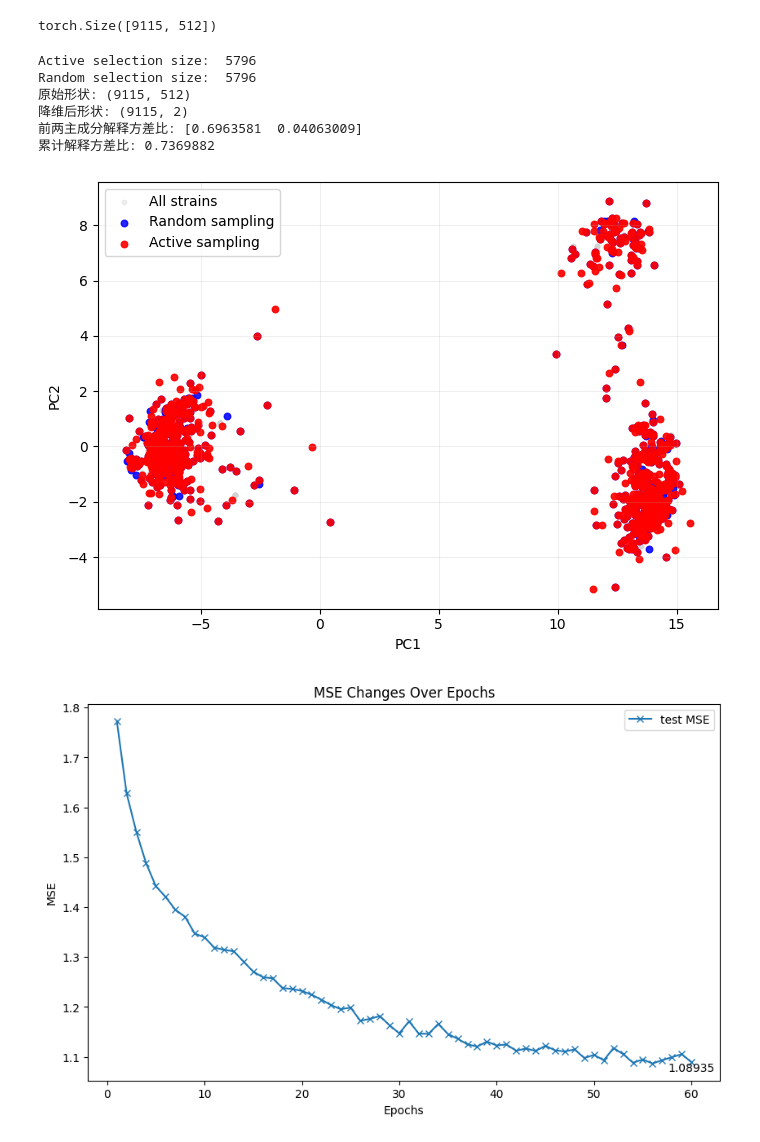
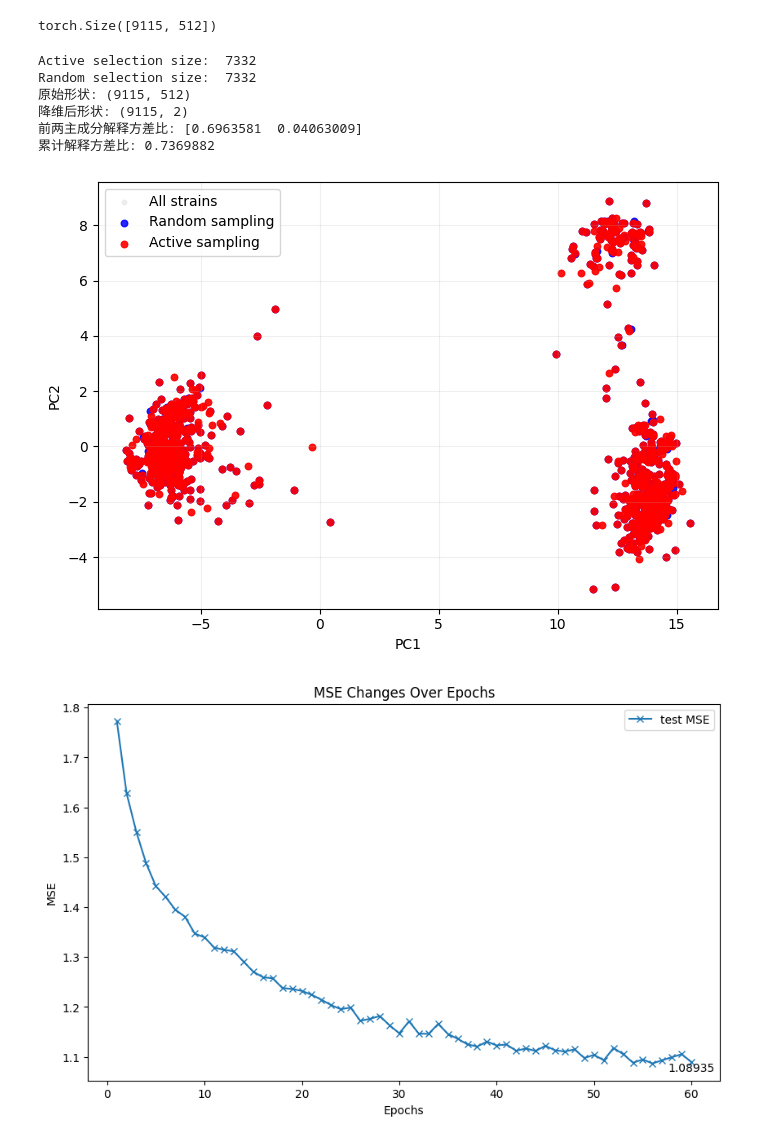
Before and after one commit to Chengxugorilla/fluProfiler, a Jupyter notebook: experiments/active_learning/Active_learning.ipynb, the cells around one changed output. Saved outputs shown, nothing was run; the diff lists cells and outputs as text; code cells hidden in the pictures.

```diff
--- a/experiments/active_learning/Active_learning.ipynb
+++ b/experiments/active_learning/Active_learning.ipynb
@@ -611,8 +611,8 @@ virus_tensor.shape
 # %% [output]
 torch.Size([9115, 512])
 # %%
-# for sample_virus_size in [50, 100, 150, 200, 250, 300, 400, 500, 600, 700, 800, 1000, 1222]:
-sample_virus_size = 800
+# for sample_virus_size in [30，50, 100, 150, 200, 250, 300, 400, 500, 600, 700, 800, 1000, 1222]:
+sample_virus_size = 1000
 absolute_path = '../../runs/active_learning/seasonal/'
 
 unique_virus_emb, selected_indices = np.unique(virus_tensor, axis=0, return_index=True)
@@ -669,36 +669,36 @@ if (random_idx_pos < 0).any():
     raise ValueError("random_selected_virus.index contains labels not found in virus_df.index")
 
 random_rows_in_X = np.asarray(selected_indices, dtype=int)[random_idx_pos]
 
 # 4) 可视化（普通样本灰色，active样本红色）
 plt.figure(figsize=(7, 5))
 
 # 全部样本
 plt.scatter(
     X_2d[:, 0], X_2d[:, 1],
     s=10, alpha=0.35, c="lightgray", label="All strains"
 )
 
 # active_selected_virus 对应样本
 plt.scatter(X_2d[random_rows_in_X, 0], X_2d[random_rows_in_X, 1],
             s=22, c="blue", alpha=0.85, label="Random sampling")
 plt.scatter(X_2d[active_rows_in_X, 0], X_2d[active_rows_in_X, 1],
             s=22, c="red", alpha=0.9, label="Active sampling")
 
 plt.xlabel("PC1")
 plt.ylabel("PC2")
 plt.legend()
 plt.grid(alpha=0.2)
 plt.tight_layout()
 plt.show()
 # %% [output]
-Active selection size:  5796
-Random selection size:  5796
+Active selection size:  7332
+Random selection size:  7332
 原始形状: (9115, 512)
 降维后形状: (9115, 2)
 前两主成分解释方差比: [0.6963581  0.04063009]
 累计解释方差比: 0.7369882
-[figure, old version]
+[figure, new version]
 # %%
 # for sample_virus_size in [50, 100, 150, 200, 250, 300, 400, 500, 600, 700, 800, 1000, 1222]:
 for sample_virus_size in [30]:
```
Also changed, not shown: 20 other files.
